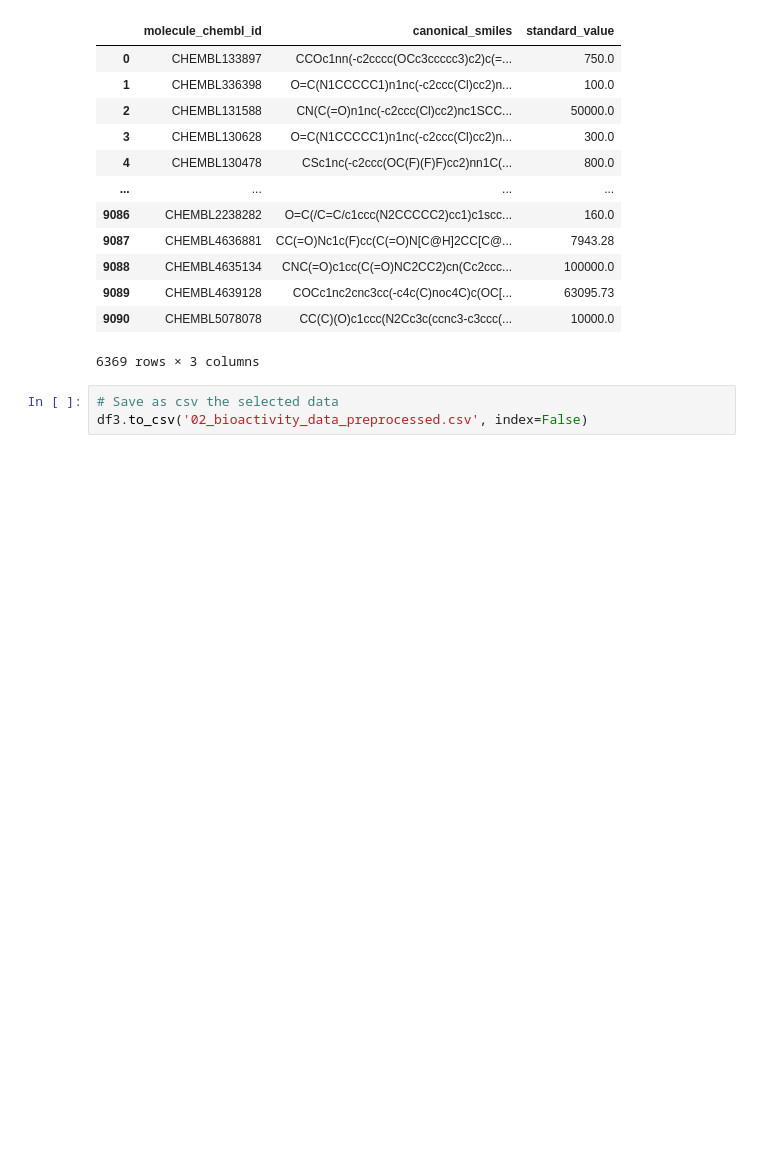
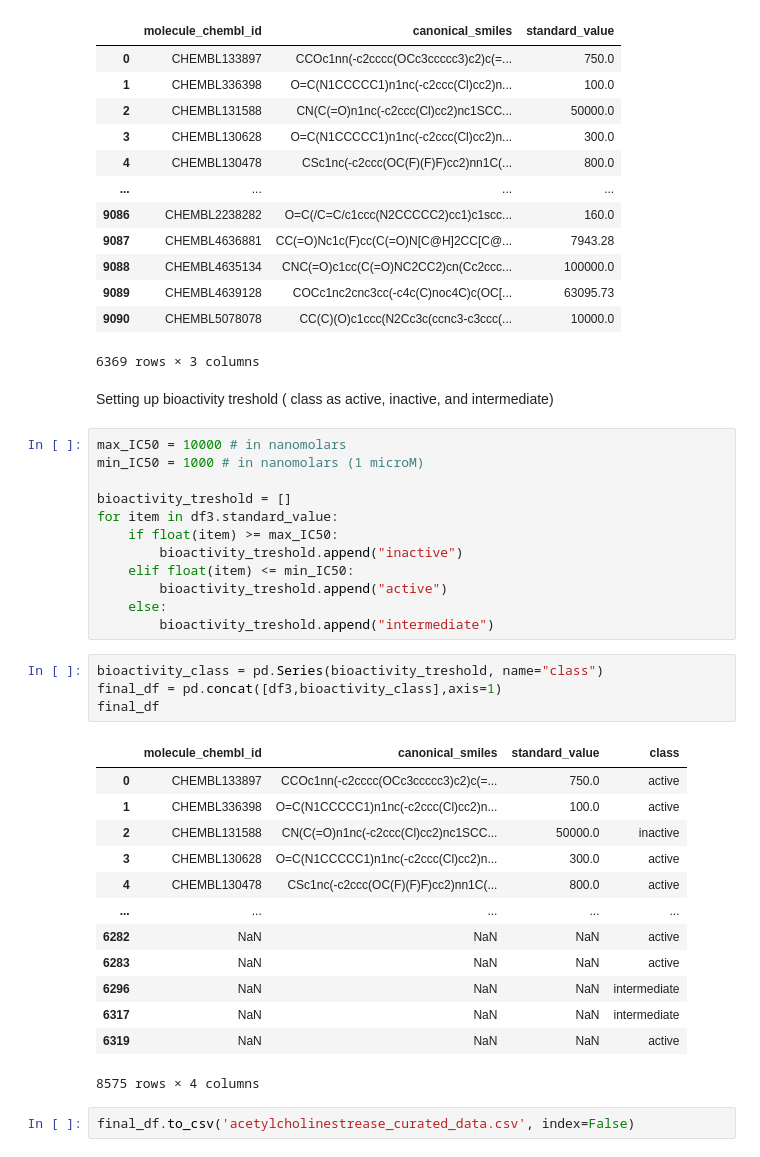
Before and after one commit to bryancastillo10/drug-discovery, a Jupyter notebook: 01_Retrieve_BioactivityData.ipynb, the cells around one changed output. Cells and saved outputs as stored; diff of their text form; blank space fills up the shorter version.

Commit message:
preprocessing: curated dataset and initialize EDA

```diff
--- a/01_Retrieve_BioactivityData.ipynb
+++ b/01_Retrieve_BioactivityData.ipynb
@@ -107,6 +107,37 @@ df3
 | 9089 | CHEMBL4639128 | COCc1nc2cnc3cc(-c4c(C)noc4C)c(OC[... | 63095.73 |
 | 9090 | CHEMBL5078078 | CC(C)(O)c1ccc(N2Cc3c(ccnc3-c3ccc(... | 10000.0 |
 6369 rows × 3 columns
-# %%
-# Save as csv the selected data
-df3.to_csv('02_bioactivity_data_preprocessed.csv', index=False)
+# %% [markdown]
+Setting up bioactivity treshold ( class as active, inactive, and intermediate)
+# %%
+max_IC50 = 10000 # in nanomolars
+min_IC50 = 1000 # in nanomolars (1 microM)
+
+bioactivity_treshold = []
+for item in df3.standard_value:
+    if float(item) >= max_IC50:
+        bioactivity_treshold.append("inactive")
+    elif float(item) <= min_IC50:
+        bioactivity_treshold.append("active")
+    else:
+        bioactivity_treshold.append("intermediate")
+# %%
+bioactivity_class = pd.Series(bioactivity_treshold, name="class")
+final_df = pd.concat([df3,bioactivity_class],axis=1)
+final_df
+# %% [output]
+|  | molecule_chembl_id | canonical_smiles | standard_value | class |
+| 0 | CHEMBL133897 | CCOc1nn(-c2cccc(OCc3ccccc3)c2)c(=... | 750.0 | active |
+| 1 | CHEMBL336398 | O=C(N1CCCCC1)n1nc(-c2ccc(Cl)cc2)n... | 100.0 | active |
+| 2 | CHEMBL131588 | CN(C(=O)n1nc(-c2ccc(Cl)cc2)nc1SCC... | 50000.0 | inactive |
+| 3 | CHEMBL130628 | O=C(N1CCCCC1)n1nc(-c2ccc(Cl)cc2)n... | 300.0 | active |
+| 4 | CHEMBL130478 | CSc1nc(-c2ccc(OC(F)(F)F)cc2)nn1C(... | 800.0 | active |
+| ... | ... | ... | ... | ... |
+| 6282 | NaN | NaN | NaN | active |
+| 6283 | NaN | NaN | NaN | active |
+| 6296 | NaN | NaN | NaN | intermediate |
+| 6317 | NaN | NaN | NaN | intermediate |
+| 6319 | NaN | NaN | NaN | active |
+8575 rows × 4 columns
+# %%
+final_df.to_csv('acetylcholinestrease_curated_data.csv', index=False)
```
Also changed, not shown: 3 other files.
